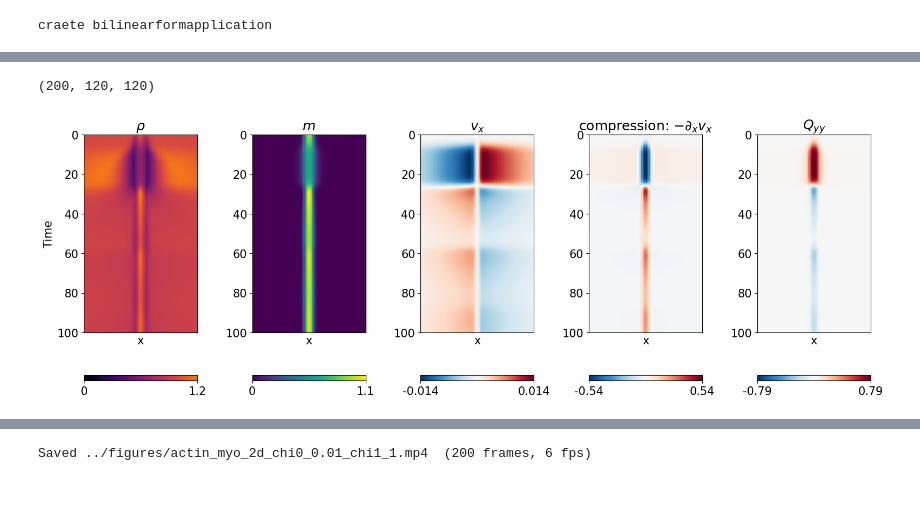
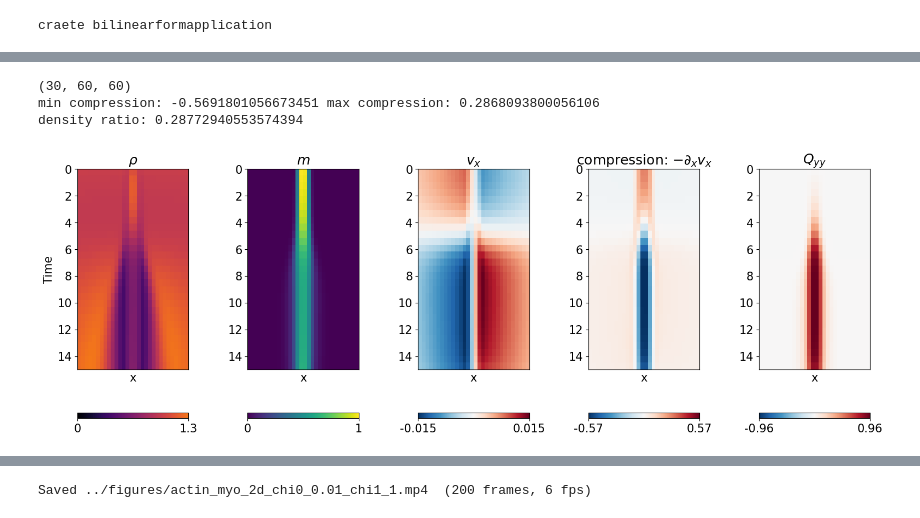
Before and after one commit to Irene-Li/Zebrafish_cleavage, a Jupyter notebook: notebooks/actin_myo_gel.ipynb, the cells around one changed output, grey strips where cells are left out. Saved outputs shown, nothing was run; the diff lists cells and outputs as text; code cells hidden in the pictures; blank space fills up the shorter version.

Commit message:
update data analysis

```diff
--- a/notebooks/actin_myo_gel.ipynb
+++ b/notebooks/actin_myo_gel.ipynb
@@ -120,9 +120,9 @@ plt.show()
 # %% [markdown]
 ## 2D simulation
 # %%
-T   = 100
+T   = 15
 tau = 0.05
-n_samples = 120
+n_samples = 60
 width = 0.05
 center = 0.5
 interfacial_width = 0.005
@@ -141,12 +141,12 @@ sim2d = MyosinActinGel2D(
     gamma = 1,
     eta_1 = 1,
     eta_2 = 0,
-    chi0  = 0.05,
-    chi1  = 1,
+    chi0  = 0.3,
+    chi1  = 1.2,
     # nematic
     kappa = 1e-4,
-    beta1 = 1,
-    beta2 = 1.0,
+    beta1 = 0.1,
+    beta2 = 1,
     Qsq   = Qsq,
     # density / myosin
     S     = S,
@@ -155,7 +155,7 @@ sim2d = MyosinActinGel2D(
     k1    = 0.8,
     k_m   = 1,
     n_hill = 4,
-    m_ref  = 0.2,
+    m_ref  = 0.15,
     D_rho = 1e-4,
     D_m   = 1e-4,
     # base
@@ -181,41 +171,46 @@ plot_2d_frame(data2d, t=-1, title=f't = {T}', cmap_rho=inferno_80)
 # %%
 # Mid-line (y=0.5) profiles over time — same as 1D kymograph style
 n = data2d['rho'].shape[2] // 2  # midline index
-left = 20
-right = 100
+left = int((1- (100/135))*n_samples)
+right = n_samples - left
 
 compression = - np.gradient(data2d['vx'], axis=1)*n_samples
 print(compression.shape)
+print('min compression:', np.min(compression), 'max compression:', np.max(compression))
+
+print('density ratio:', np.min(data2d['rho'][-1])/np.max(data2d['rho'][-1]))
 
 import matplotlib.colors as mcolors
 inferno_80 = mcolors.ListedColormap(plt.get_cmap('inferno')(np.linspace(0, 0.7, 256)))
 
 plt.rcParams.update({'font.size': 15})
 fig, axes = plt.subplots(1, 5, figsize=(16, 6))
 fields = [
     (data2d['rho'][1:, left:right, n], r'$\rho$',  inferno_80),
     (data2d['m'][1:, left:right, n],   r'$m$',    'viridis'),
     (data2d['vx'][1:, left:right, n],  r'$v_x$',   'RdBu_r'),
     (compression[1:, left:right, n],   r'compression: $-\partial_x v_x$', 'RdBu_r'),
     (-data2d['Q'][1:, left:right, n],   r'$Q_{yy}$','RdBu_r'),
 ]
 t_end = data2d['rho'].shape[0] * 0.5
 
 for ax, (field, title, cmap) in zip(axes, fields):
     vmax = np.max(np.abs(field))
     vmin = -vmax if cmap == 'RdBu_r' else 0
     im = ax.imshow(field, aspect='auto', interpolation='none',
                    origin='upper', cmap=cmap, extent=(0, 1, t_end, 0),
                    vmin=vmin, vmax=vmax)
     plt.colorbar(im, ax=ax, location='bottom', pad=0.15,
                  ticks=[vmin, vmax], format='%.2g')
     ax.set_title(title)
     ax.set_xlabel('x')
     ax.set_xticks([])
 
 axes[0].set_ylabel('Time')
 plt.tight_layout()
 plt.show()
 # %% [output]
-(200, 120, 120)
+(30, 60, 60)
+min compression: -0.5691801056673451 max compression: 0.2868093800056106
+density ratio: 0.28772940553574394
-[figure, old version]
+[figure, new version]
```
Also changed, not shown: parts of 3 cells of this notebook, 5 other files.
